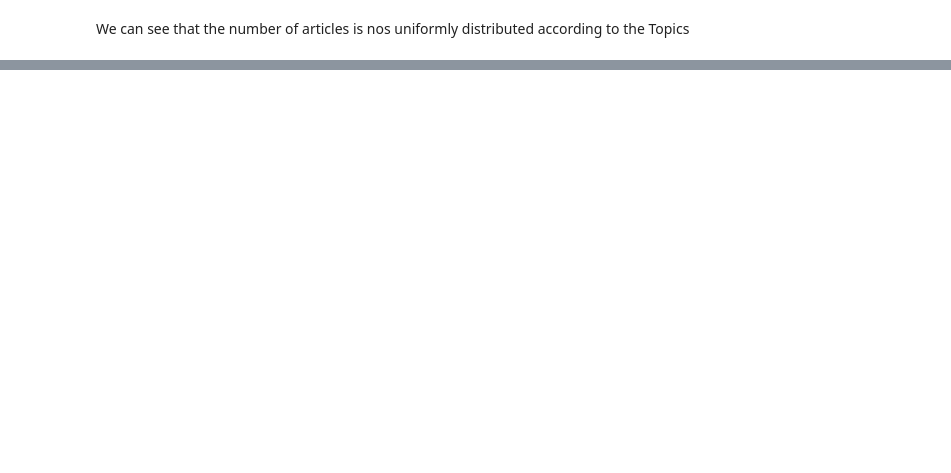
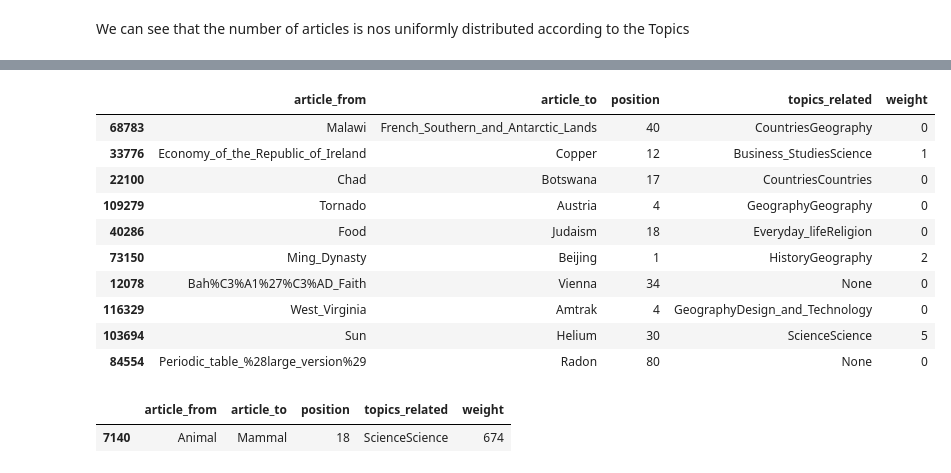
Before and after one commit to epfl-ada/ada-2022-project-groupe53, a Jupyter notebook: run.ipynb, the cells around one changed output, grey strips where cells are left out. Cells and saved outputs as stored; diff of their text form; code cells hidden in the pictures; blank space fills up the shorter version.

```diff
--- a/run.ipynb
+++ b/run.ipynb
@@ -288,0 +312,22 @@ plt.show()
+# %%
+dict_links = {}
+prev_article = ""
+with open('data/links.tsv') as file:
+            tsv_file = csv.reader(file, delimiter="\t")
+            for j , line in enumerate(tsv_file):
+                # Skip empty or commented lines
+                if len(line)==0 or line[0].startswith("#"):
+                    continue
+                else :
+                    if line[0] != prev_article:
+                        i= 1
+                        print('new article : ', line[0])
+
+                    topic1 = truth_graph.get_topic_of_article(line[0])
+                    topic2 = truth_graph.get_topic_of_article(line[1])
+                    if topic1 == None or topic2 == None:
+                         dict_links[j] = [line[0],line[1],i,None]
+                    else:
+                        dict_links[j] = [line[0],line[1],i,topic1+topic2]
+                    i += 1
+                    prev_article = line[0]
@@ -288,0 +352,2 @@ plt.show()
+# %%
+links_df = pd.DataFrame.from_dict(dict_links, orient='index', columns=['article_from', 'article_to', 'position', 'topics_related'])
@@ -288,0 +368,21 @@ plt.show()
+# %%
+links_df['weight'] = links_df.apply(lambda row: cs_graph.get_weight_of_link(row['article_from'],row['article_to']),axis=1)
+# %%
+links_df.sample(10)
+# %% [output]
+|  | article_from | article_to | position | topics_related | weight |
+| 68783 | Malawi | French_Southern_and_Antarctic_Lands | 40 | CountriesGeography | 0 |
+| 33776 | Economy_of_the_Republic_of_Ireland | Copper | 12 | Business_StudiesScience | 1 |
+| 22100 | Chad | Botswana | 17 | CountriesCountries | 0 |
+| 109279 | Tornado | Austria | 4 | GeographyGeography | 0 |
+| 40286 | Food | Judaism | 18 | Everyday_lifeReligion | 0 |
+| 73150 | Ming_Dynasty | Beijing | 1 | HistoryGeography | 2 |
+| 12078 | Bah%C3%A1%27%C3%AD_Faith | Vienna | 34 | None | 0 |
+| 116329 | West_Virginia | Amtrak | 4 | GeographyDesign_and_Technology | 0 |
+| 103694 | Sun | Helium | 30 | ScienceScience | 5 |
+| 84554 | Periodic_table_%28large_version%29 | Radon | 80 | None | 0 |
+# %%
+links_df[links_df['weight']== 674]
+# %% [output]
+|  | article_from | article_to | position | topics_related | weight |
+| 7140 | Animal | Mammal | 18 | ScienceScience | 674 |
```
Also changed, not shown: parts of 14 cells of this notebook, 2 other files.
